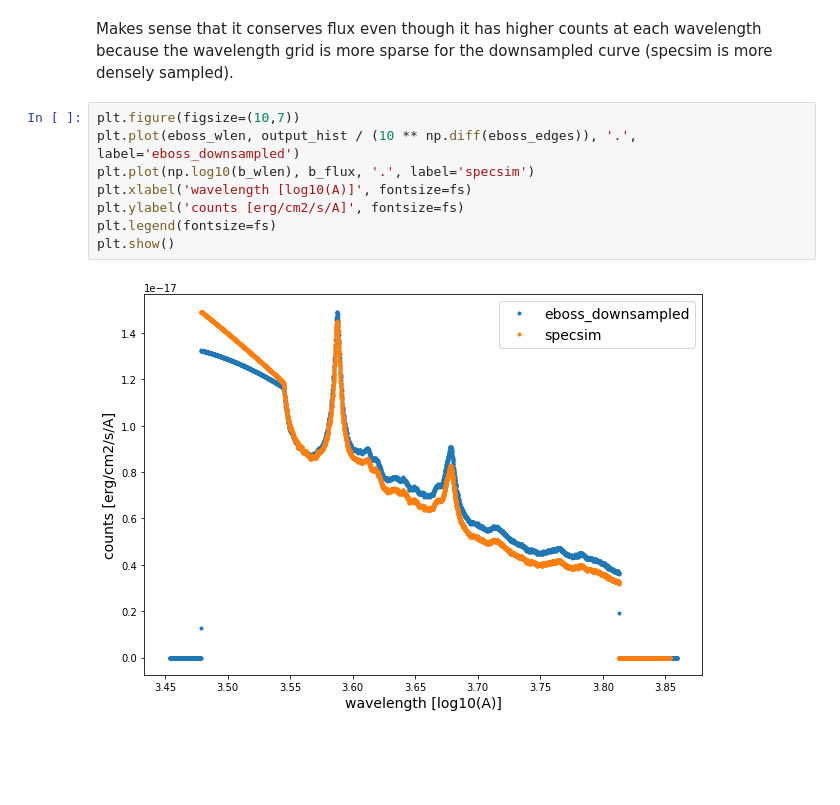
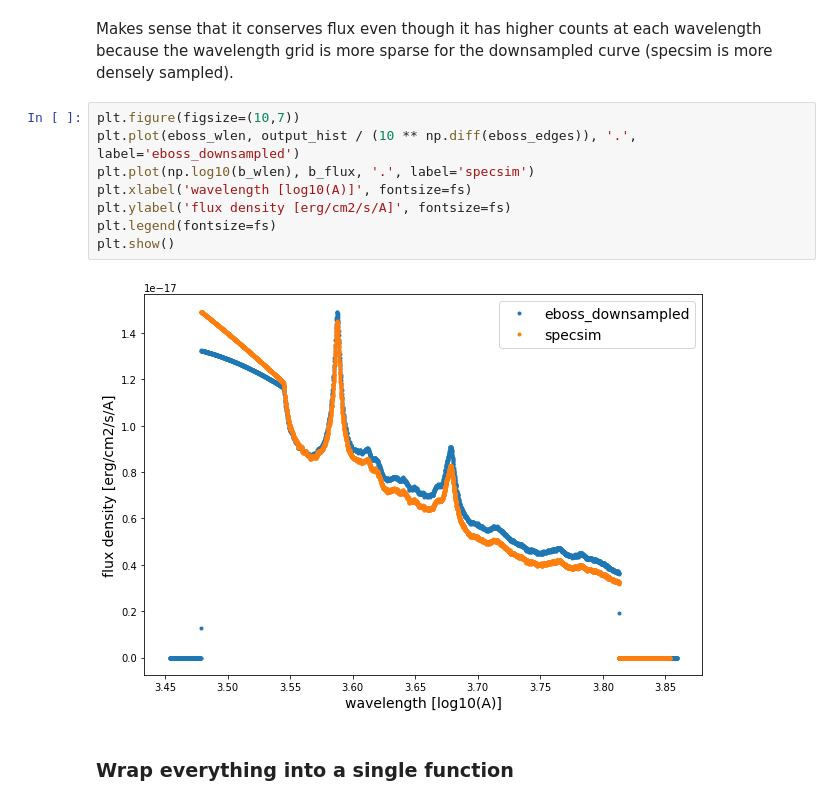
Before and after one commit to belaa/specsim-for-eboss, a Jupyter notebook: downsample_to_eBOSS_grid.ipynb, the cells around one changed output. Drawn from its saved outputs; the diff is of its cells as text; blank space fills up the shorter version.

```diff
--- a/downsample_to_eBOSS_grid.ipynb
+++ b/downsample_to_eBOSS_grid.ipynb
@@ -202,10 +203,12 @@ Makes sense that it conserves flux even though it has higher counts at each wave
 # %%
 plt.figure(figsize=(10,7))
 plt.plot(eboss_wlen, output_hist / (10 ** np.diff(eboss_edges)), '.', label='eboss_downsampled')
 plt.plot(np.log10(b_wlen), b_flux, '.', label='specsim')
 plt.xlabel('wavelength [log10(A)]', fontsize=fs)
-plt.ylabel('counts [erg/cm2/s/A]', fontsize=fs)
+plt.ylabel('flux density [erg/cm2/s/A]', fontsize=fs)
 plt.legend(fontsize=fs)
 plt.show()
 # %% [output]
-[figure, old version]
+[figure, new version]
+# %% [markdown]
+### Wrap everything into a single function
```
Also changed, not shown: parts of 7 cells of this notebook.
